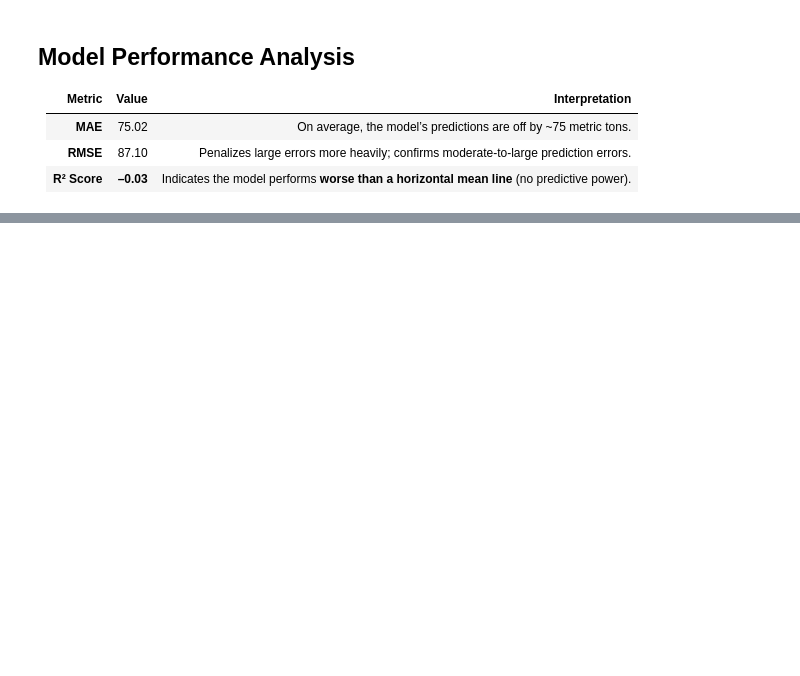
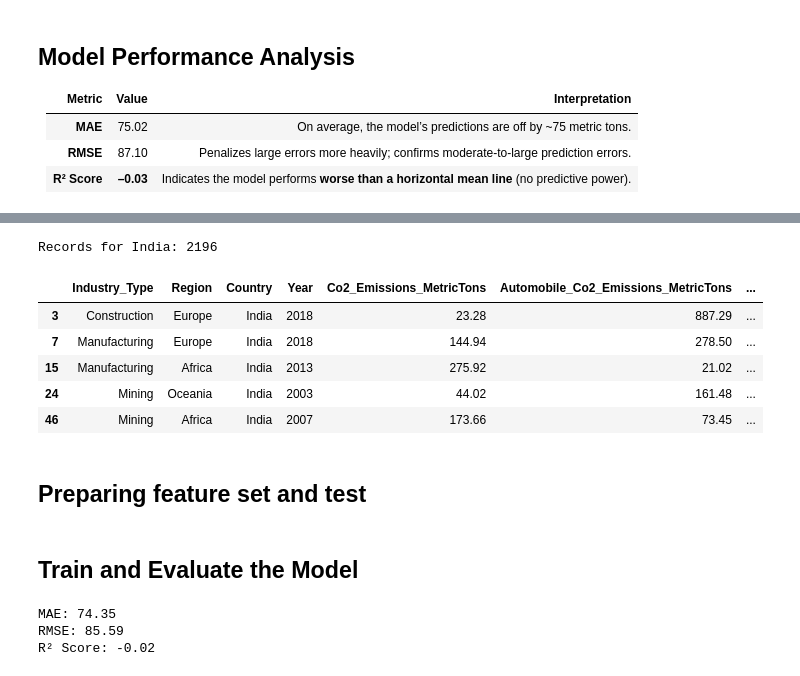
Before and after one commit to nmawulorm/iot-encryption-optimization, a Jupyter notebook: zulaiha/machine-learning.ipynb, the cells around one changed output, grey strips where cells are left out. Cells and saved outputs as stored; diff of their text form; code cells hidden in the pictures; blank space fills up the shorter version.

Commit message:
fix(machine-learning): Training by countries not working

```diff
--- a/zulaiha/machine-learning.ipynb
+++ b/zulaiha/machine-learning.ipynb
@@ -274,0 +286,16 @@ R² Score: -0.03
+# %%
+# Filter dataset for India
+country_df = df[df['Country'] == 'India'].copy()
+
+print(f"Records for India: {len(country_df)}")
+country_df.head()
+# %% [output]
+Records for India: 2196
+|  | Industry_Type | Region | Country | Year | Co2_Emissions_MetricTons | Automobile_Co2_Emissions_MetricTons | ... |
+| 3 | Construction | Europe | India | 2018 | 23.28 | 887.29 | ... |
+| 7 | Manufacturing | Europe | India | 2018 | 144.94 | 278.50 | ... |
+| 15 | Manufacturing | Africa | India | 2013 | 275.92 | 21.02 | ... |
+| 24 | Mining | Oceania | India | 2003 | 44.02 | 161.48 | ... |
+| 46 | Mining | Africa | India | 2007 | 173.66 | 73.45 | ... |
+# %% [markdown]
+## Preparing feature set and test
@@ -274,0 +329,26 @@ R² Score: -0.03
+# %% [markdown]
+## Train and Evaluate the Model
+# %%
+from sklearn.ensemble import RandomForestRegressor
+from sklearn.metrics import mean_absolute_error, mean_squared_error, r2_score
+import numpy as np
+
+# Train the model
+rf = RandomForestRegressor(n_estimators=100, random_state=42)
+rf.fit(X_train, y_train)
+
+# Predict
+y_pred = rf.predict(X_test)
+
+# Evaluate
+mae = mean_absolute_error(y_test, y_pred)
+rmse = np.sqrt(mean_squared_error(y_test, y_pred))
+r2 = r2_score(y_test, y_pred)
+
+print(f"MAE: {mae:.2f}")
+print(f"RMSE: {rmse:.2f}")
+print(f"R² Score: {r2:.2f}")
+# %% [output]
+MAE: 74.35
+RMSE: 85.59
+R² Score: -0.02
```
Also changed, not shown: parts of 2 cells of this notebook.
